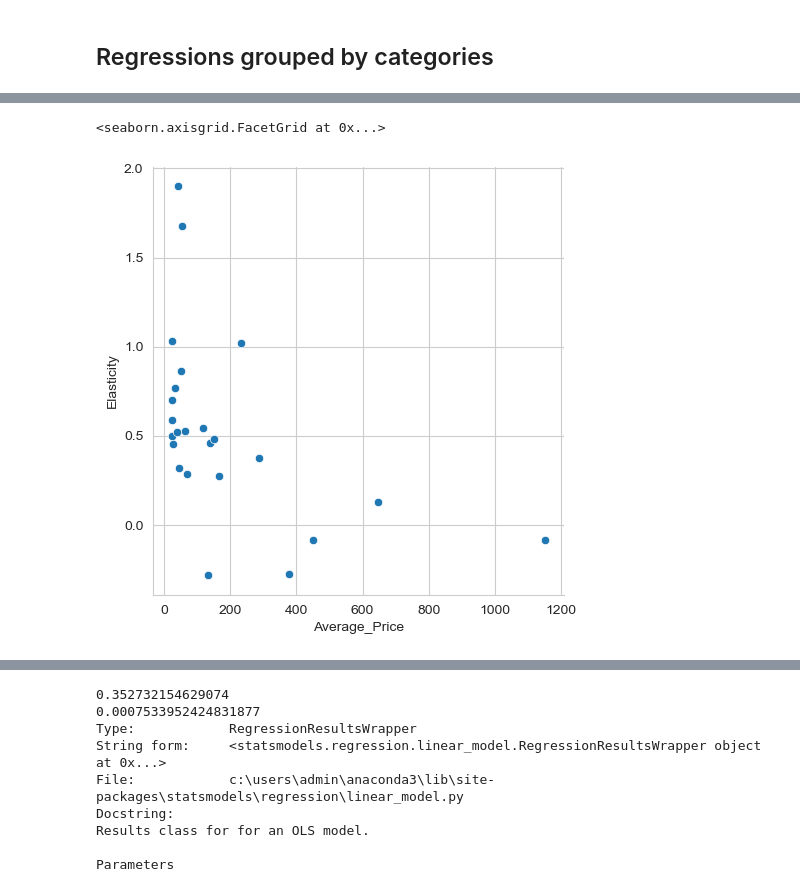
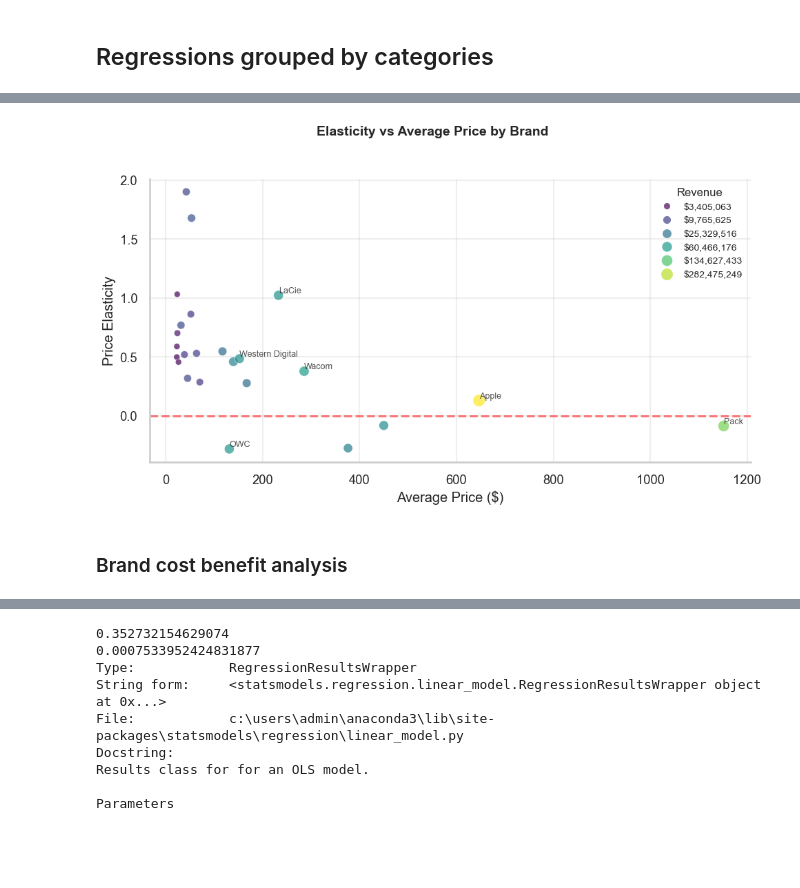
Before and after one commit to smnfrse/eniac_cleaning, a Jupyter notebook: notebooks/Discount regression.ipynb, the cells around one changed output, grey strips where cells are left out. Saved outputs shown, nothing was run; the diff lists cells and outputs as text; code cells hidden in the pictures; blank space fills up the shorter version.

Commit message:
Saving the graphs and data before I try the cleaning script

```diff
--- a/notebooks/Discount regression.ipynb
+++ b/notebooks/Discount regression.ipynb
@@ -129,14 +239,69 @@ plot_nformat(weekly_df)
 # %%
-brand_elasticities = el.group_elasticities(clean_df, 'long', 'W')
 
-el._group_nlog(clean_df, 'long', 'W')#.price.sum()
-brand_elasticities
 
-sns.relplot(data=brand_elasticities[brand_elasticities.Sales>1000],
-            x = 'Average_Price',
-            y = 'Elasticity')
+def scatter_plot(df, x_col, y_col, hue_col, group_name, label_col = None, loc = 'upper right'):
+# Create plot with log-transformed revenue
+    g = sns.relplot(
+        data=df,
+        x=x_col,
+        y=y_col,
+        size=np.log10(df[hue_col]),
+        hue=np.log10(df[hue_col]),
+        palette='viridis',
+        alpha=0.7
+    )
 
-#el.group_elasticities?
+    # Add title and labels
+    g.figure.suptitle(f'{y_col.replace('_', ' ')} vs {x_col.replace('_', ' ')} by {group_name.replace('_', ' ')}', fontsize=14, fontweight='bold', y=1.02)
+    g.set_axis_labels('Average Price ($)', 'Price Elasticity')
+    g.figure.set_size_inches(10, 5.6)
+
+    # Get top brands for labeling
+    top_brands = df.nlargest(6, hue_col)
+
+    # Add labels
+    if label_col is not None:
+        for idx, row in top_brands.iterrows():
+            g.ax.text(
+                row[x_col] + 0.02,
+                row[y_col] + 0.02,
+                row[label_col],
+                fontsize=9,
+                alpha=0.8
+            )
+
+    # Improve styling
+    g.ax.grid(True, alpha=0.3)
+    g.ax.axhline(y=0, color='red', linestyle='--', alpha=0.5)
+
+    # Update legend labels to show actual revenue values
+    if g._legend:
+        # Get current legend handles and labels
+        handles, labels = g.ax.get_legend_handles_labels()
+        # Convert log values back to readable revenue numbers
+        new_labels = [f"${float(label)**10:,.0f}" for label in labels]
+        g.ax.legend(
+                handles,
+                new_labels,
+                title=hue_col,
+                loc=loc,  # Or choose another location: 'upper left', 'lower right', etc.
+                frameon=False,  # Remove border
+                fancybox=False,  # Remove rounded corners
+                fontsize=10,
+                title_fontsize=12
+            )
+
+    #g.ax.legend_.remove()
+    g._legend.remove()
+
+    return g
+
+
+brand_elas_price_g = scatter_plot(brand_elasticities[brand_elasticities.Sales > 1000], 'Average_Price', 'Elasticity', 'Revenue', 'Brand', 'long')
+plt.tight_layout()
+
+plt.show()
 # %% [output]
-<seaborn.axisgrid.FacetGrid at 0x...>
-[figure, old version]
+[figure, new version]
+# %% [markdown]
+### Brand cost benefit analysis
```
Also changed, not shown: parts of 19 cells of this notebook, 42 other files.
